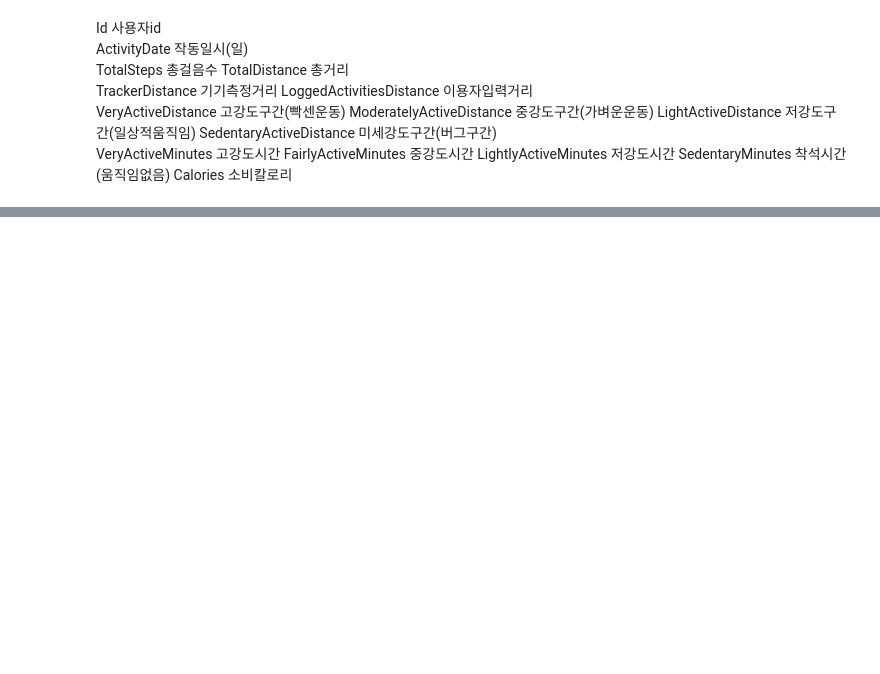
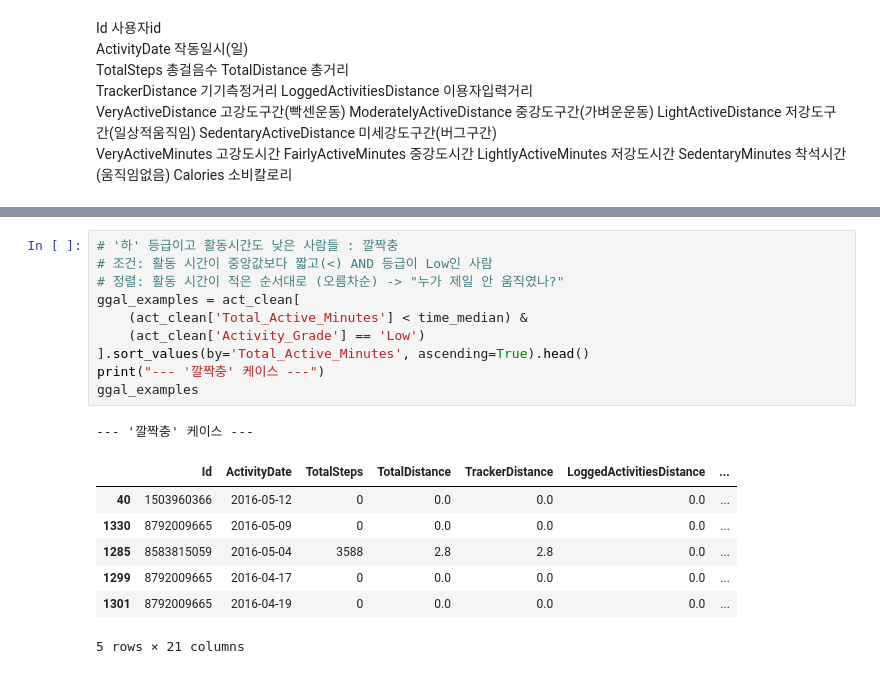
Before and after one commit to jeesy95-creator/sparta_15, a Jupyter notebook: notebooks/OHC.ipynb, the cells around one changed output, grey strips where cells are left out. Cells and saved outputs as stored; diff of their text form; blank space fills up the shorter version.

```diff
--- a/notebooks/OHC.ipynb
+++ b/notebooks/OHC.ipynb
@@ -36,0 +159,19 @@ Calories 소비칼로리
+# %%
+# '하' 등급이고 활동시간도 낮은 사람들 : 깔짝충
+# 조건: 활동 시간이 중앙값보다 짧고(<) AND 등급이 Low인 사람
+# 정렬: 활동 시간이 적은 순서대로 (오름차순) -> "누가 제일 안 움직였나?"
+ggal_examples = act_clean[
+    (act_clean['Total_Active_Minutes'] < time_median) &
+    (act_clean['Activity_Grade'] == 'Low')
+].sort_values(by='Total_Active_Minutes', ascending=True).head()
+print("--- '깔짝충' 케이스 ---")
+ggal_examples
+# %% [output]
+--- '깔짝충' 케이스 ---
+|  | Id | ActivityDate | TotalSteps | TotalDistance | TrackerDistance | LoggedActivitiesDistance | ... |
+| 40 | 1503960366 | 2016-05-12 | 0 | 0.0 | 0.0 | 0.0 | ... |
+| 1330 | 8792009665 | 2016-05-09 | 0 | 0.0 | 0.0 | 0.0 | ... |
+| 1285 | 8583815059 | 2016-05-04 | 3588 | 2.8 | 2.8 | 0.0 | ... |
+| 1299 | 8792009665 | 2016-04-17 | 0 | 0.0 | 0.0 | 0.0 | ... |
+| 1301 | 8792009665 | 2016-04-19 | 0 | 0.0 | 0.0 | 0.0 | ... |
+5 rows × 21 columns
```
Also changed, not shown: parts of 8 cells of this notebook.
